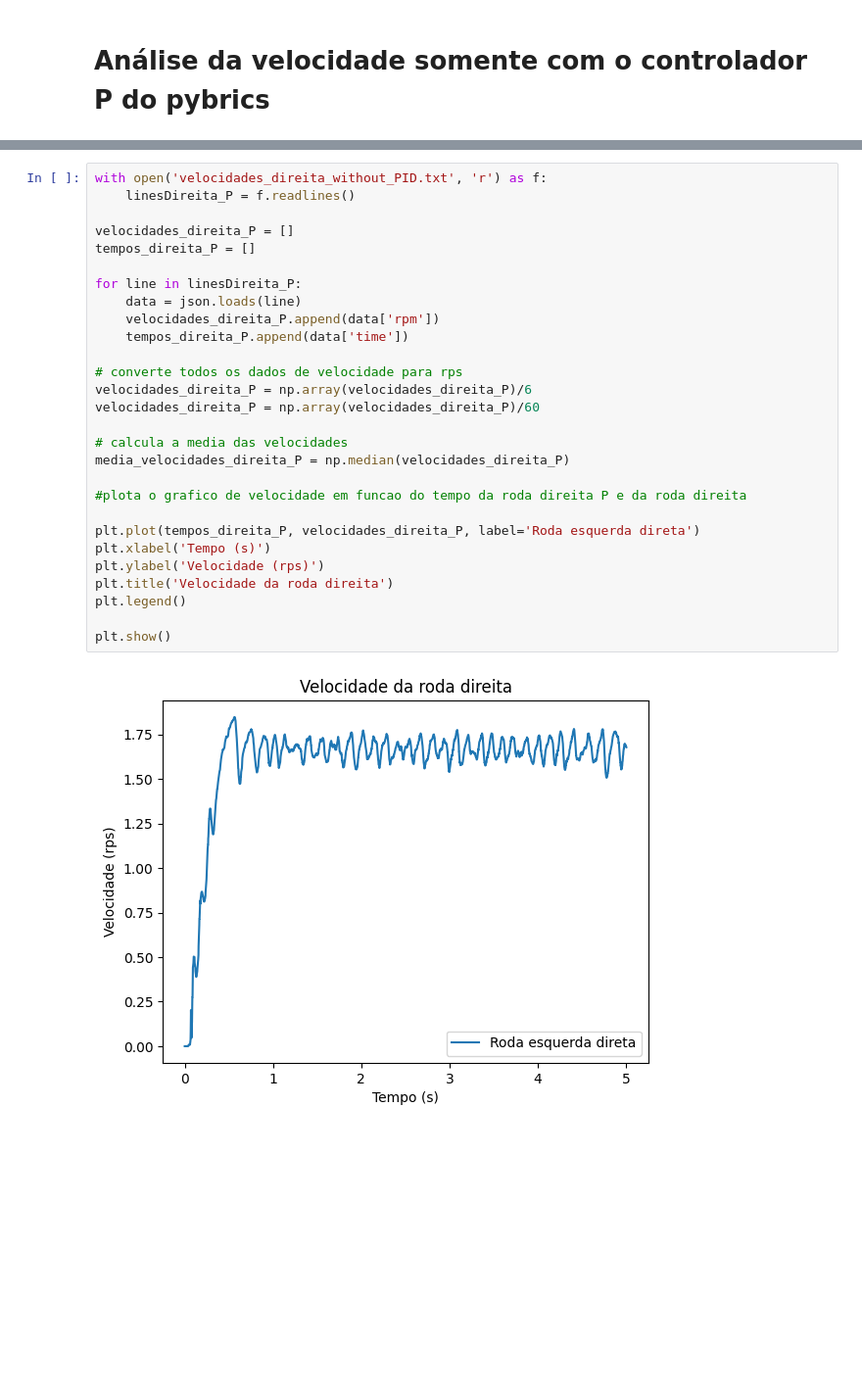
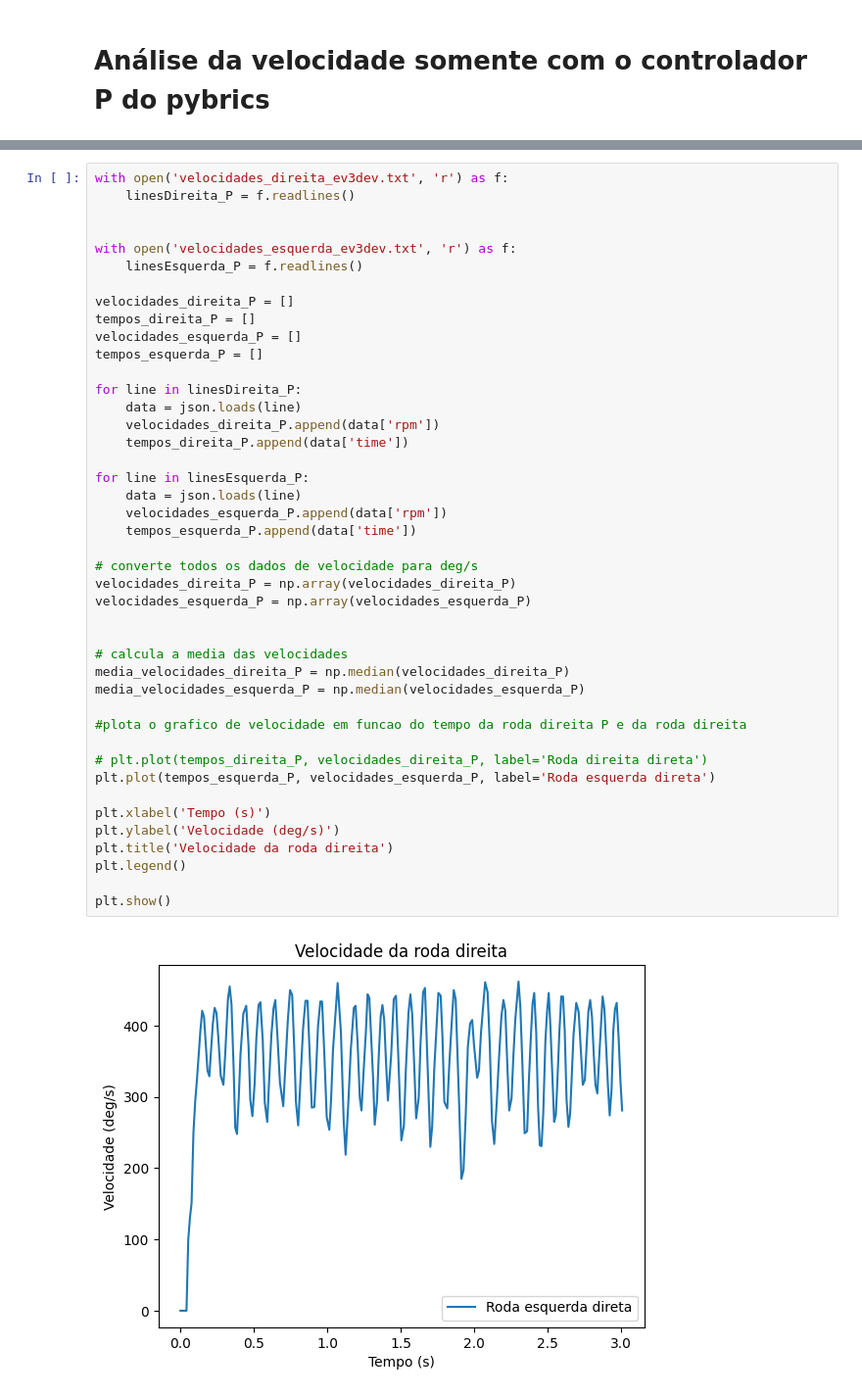
Before and after one commit to BrendonSouza/PID_TCC, a Jupyter notebook: analise_velocidade.ipynb, the cells around one changed output, grey strips where cells are left out. Shown at 98% size. Cells and saved outputs as stored; diff of their text form; blank space fills up the shorter version.

```diff
--- a/analise_velocidade.ipynb
+++ b/analise_velocidade.ipynb
@@ -278,31 +310,46 @@ plt.show()
 # %%
-with open('velocidades_direita_without_PID.txt', 'r') as f:
+with open('velocidades_direita_ev3dev.txt', 'r') as f:
     linesDireita_P = f.readlines()
+
+
+with open('velocidades_esquerda_ev3dev.txt', 'r') as f:
+    linesEsquerda_P = f.readlines()
 
 velocidades_direita_P = []
 tempos_direita_P = []
+velocidades_esquerda_P = []
+tempos_esquerda_P = []
 
 for line in linesDireita_P:
     data = json.loads(line)
     velocidades_direita_P.append(data['rpm'])
     tempos_direita_P.append(data['time'])
 
-# converte todos os dados de velocidade para rps
-velocidades_direita_P = np.array(velocidades_direita_P)/6
-velocidades_direita_P = np.array(velocidades_direita_P)/60
+for line in linesEsquerda_P:
+    data = json.loads(line)
+    velocidades_esquerda_P.append(data['rpm'])
+    tempos_esquerda_P.append(data['time'])
+
+# converte todos os dados de velocidade para deg/s
+velocidades_direita_P = np.array(velocidades_direita_P)
+velocidades_esquerda_P = np.array(velocidades_esquerda_P)
+
 
 # calcula a media das velocidades
 media_velocidades_direita_P = np.median(velocidades_direita_P)
+media_velocidades_esquerda_P = np.median(velocidades_esquerda_P)
 
 #plota o grafico de velocidade em funcao do tempo da roda direita P e da roda direita
 
-plt.plot(tempos_direita_P, velocidades_direita_P, label='Roda esquerda direta')
+# plt.plot(tempos_direita_P, velocidades_direita_P, label='Roda direita direta')
+plt.plot(tempos_esquerda_P, velocidades_esquerda_P, label='Roda esquerda direta')
+
 plt.xlabel('Tempo (s)')
-plt.ylabel('Velocidade (rps)')
+plt.ylabel('Velocidade (deg/s)')
 plt.title('Velocidade da roda direita')
 plt.legend()
 
 plt.show()
 # %% [output]
-[figure, old version]
+[figure, new version]
 # %%
```
Also changed, not shown: parts of 5 cells of this notebook, 19 other files.
